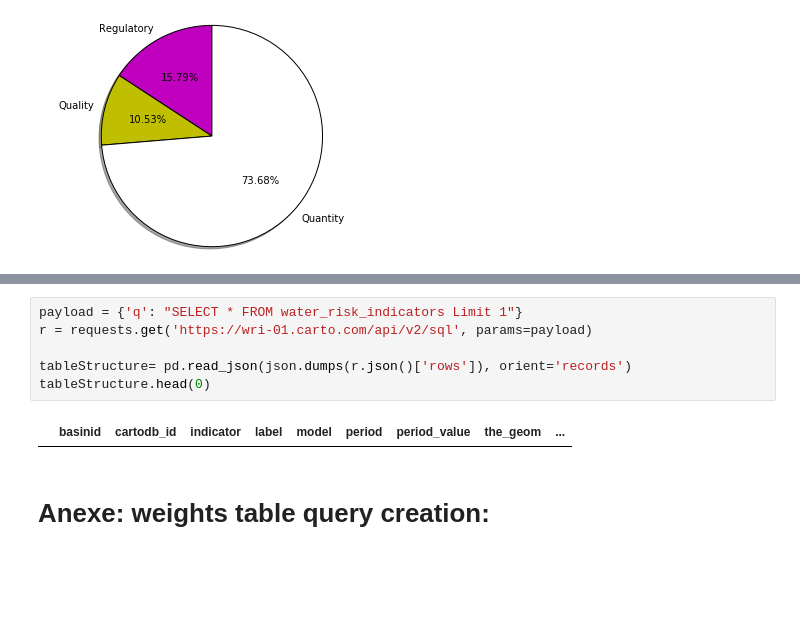
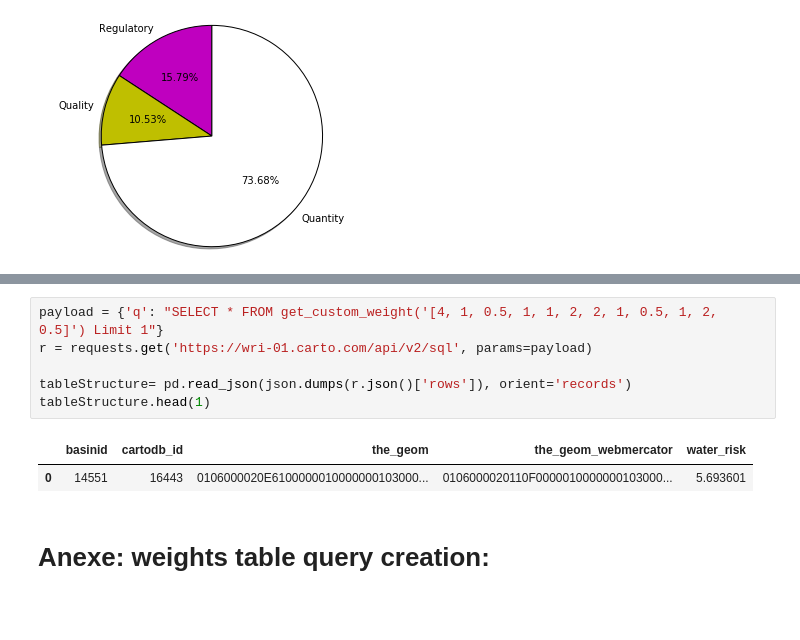
Before and after one commit to aagm/projects, a Jupyter notebook: Aqueduct/lab/AQ_2_Weights.ipynb, the cells around one changed output, grey strips where cells are left out. Drawn from its saved outputs; the diff is of its cells as text; blank space fills up the shorter version.

Commit message:
updated weights

````diff
--- a/Aqueduct/lab/AQ_2_Weights.ipynb
+++ b/Aqueduct/lab/AQ_2_Weights.ipynb
@@ -240,13 +259,14 @@ Cartocss:
 
 ```
 # %%
-payload = {'q': "SELECT * FROM water_risk_indicators Limit 1"}
+payload = {'q': "SELECT * FROM get_custom_weight('[4, 1, 0.5, 1, 1, 2, 2, 1, 0.5, 1, 2, 0.5]') Limit 1"}
 r = requests.get('https://wri-01.carto.com/api/v2/sql', params=payload)
 
 tableStructure= pd.read_json(json.dumps(r.json()['rows']), orient='records')
-tableStructure.head(0)
+tableStructure.head(1)
 # %% [output]
-|  | basinid | cartodb_id | indicator | label | model | period | period_value | the_geom | ... |
+|  | basinid | cartodb_id | the_geom | the_geom_webmercator | water_risk |
+| 0 | 14551 | 16443 | 0106000020E6100000010000000103000... | 0106000020110F0000010000000103000... | 5.693601 |
 # %% [markdown]
 # Anexe: weights table query creation:
 
````
Also changed, not shown: parts of 1 cell of this notebook.
